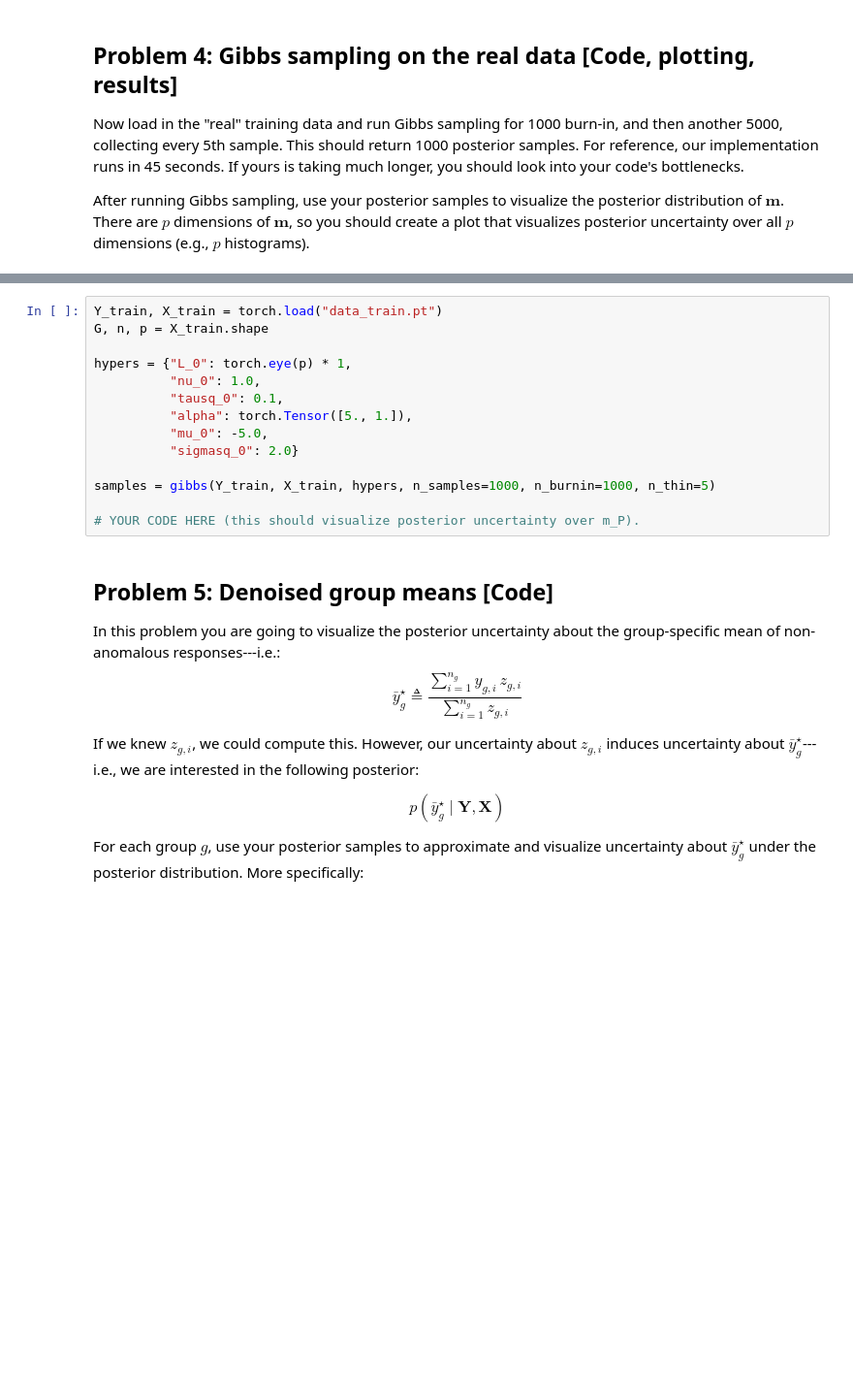
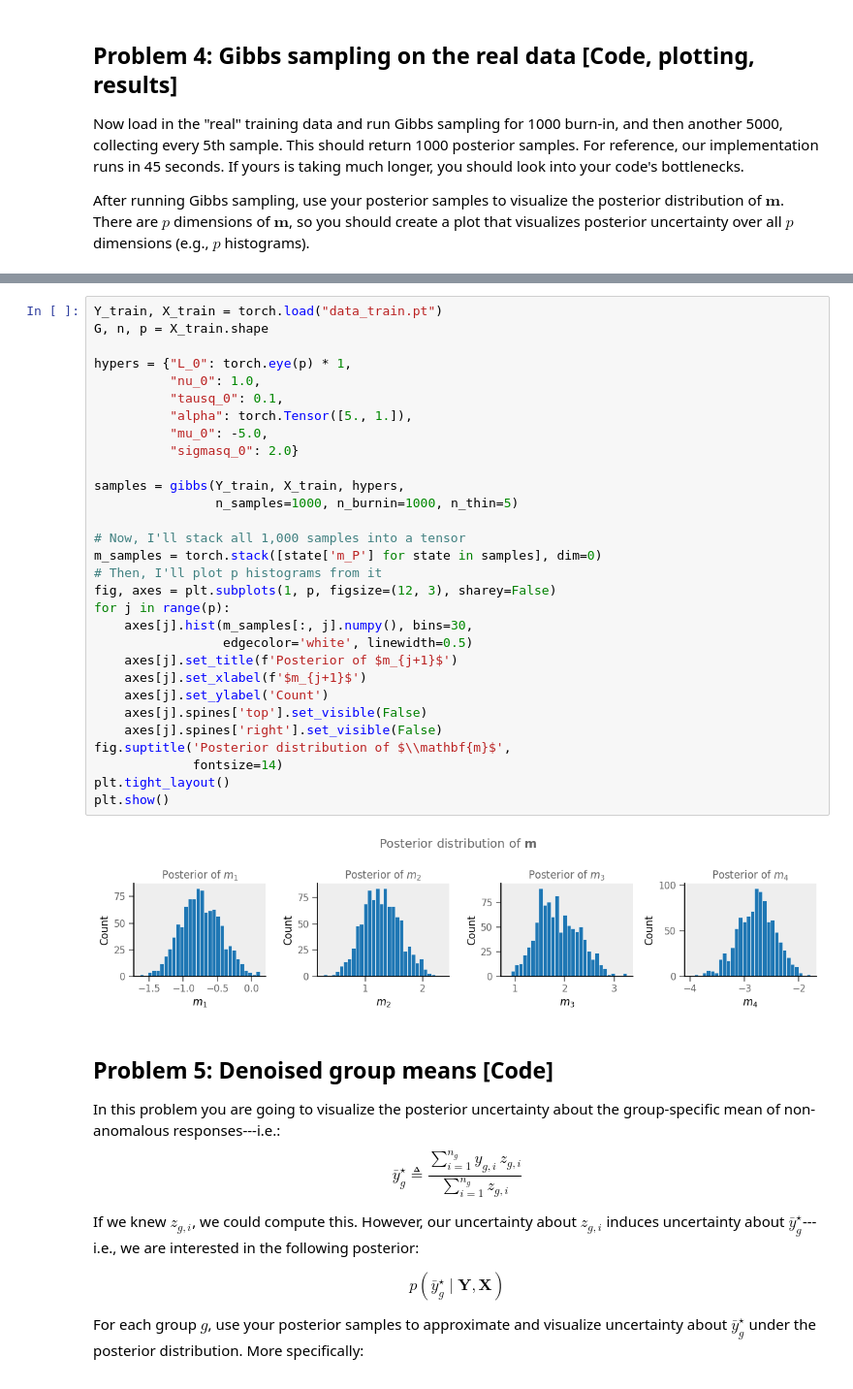
Before and after one commit to rodrigopazm96/Modern-Methods-in-Applied-Statistics, a Jupyter notebook: Paz_hw2.ipynb, the cells around one changed output, grey strips where cells are left out. Shown at 97% size. Cells and saved outputs as stored; diff of their text form; blank space fills up the shorter version.

```diff
--- a/Paz_hw2.ipynb
+++ b/Paz_hw2.ipynb
@@ -693,17 +706,35 @@ After running Gibbs sampling, use your posterior samples to visualize the poster
 # %%
 Y_train, X_train = torch.load("data_train.pt")
 G, n, p = X_train.shape
 
 hypers = {"L_0": torch.eye(p) * 1,
           "nu_0": 1.0,
           "tausq_0": 0.1,
           "alpha": torch.Tensor([5., 1.]),
           "mu_0": -5.0,
           "sigmasq_0": 2.0}
 
-samples = gibbs(Y_train, X_train, hypers, n_samples=1000, n_burnin=1000, n_thin=5)
+samples = gibbs(Y_train, X_train, hypers,
+                n_samples=1000, n_burnin=1000, n_thin=5)
 
-# YOUR CODE HERE (this should visualize posterior uncertainty over m_P).
+# Now, I'll stack all 1,000 samples into a tensor
+m_samples = torch.stack([state['m_P'] for state in samples], dim=0)
+# Then, I'll plot p histograms from it
+fig, axes = plt.subplots(1, p, figsize=(12, 3), sharey=False)
+for j in range(p):
+    axes[j].hist(m_samples[:, j].numpy(), bins=30,
+                 edgecolor='white', linewidth=0.5)
+    axes[j].set_title(f'Posterior of $m_{j+1}$')
+    axes[j].set_xlabel(f'$m_{j+1}$')
+    axes[j].set_ylabel('Count')
+    axes[j].spines['top'].set_visible(False)
+    axes[j].spines['right'].set_visible(False)
+fig.suptitle('Posterior distribution of $\\mathbf{m}$',
+             fontsize=14)
+plt.tight_layout()
+plt.show()
+# %% [output]
+[figure, added]
 # %% [markdown]
 ## **Problem 5**: Denoised group means [Code]
 In this problem you are going to visualize the posterior uncertainty about the group-specific mean of non-anomalous responses---i.e.:
```
Also changed, not shown: parts of 6 cells of this notebook.
